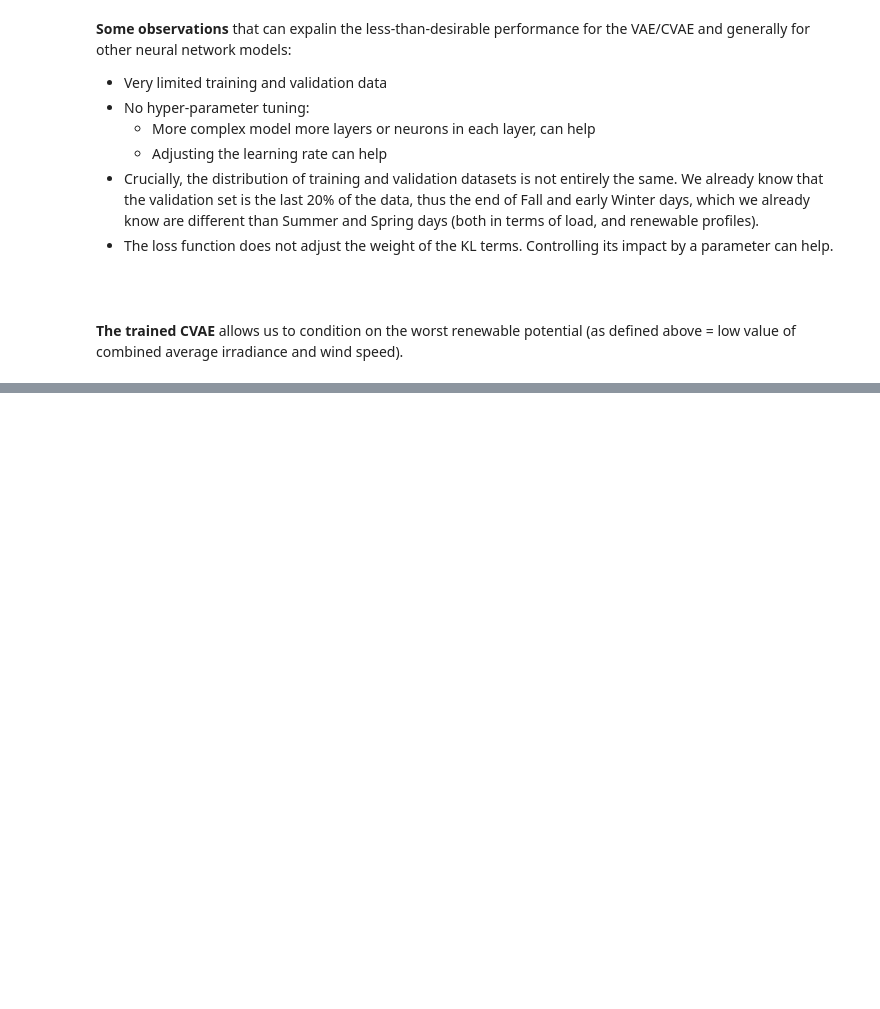
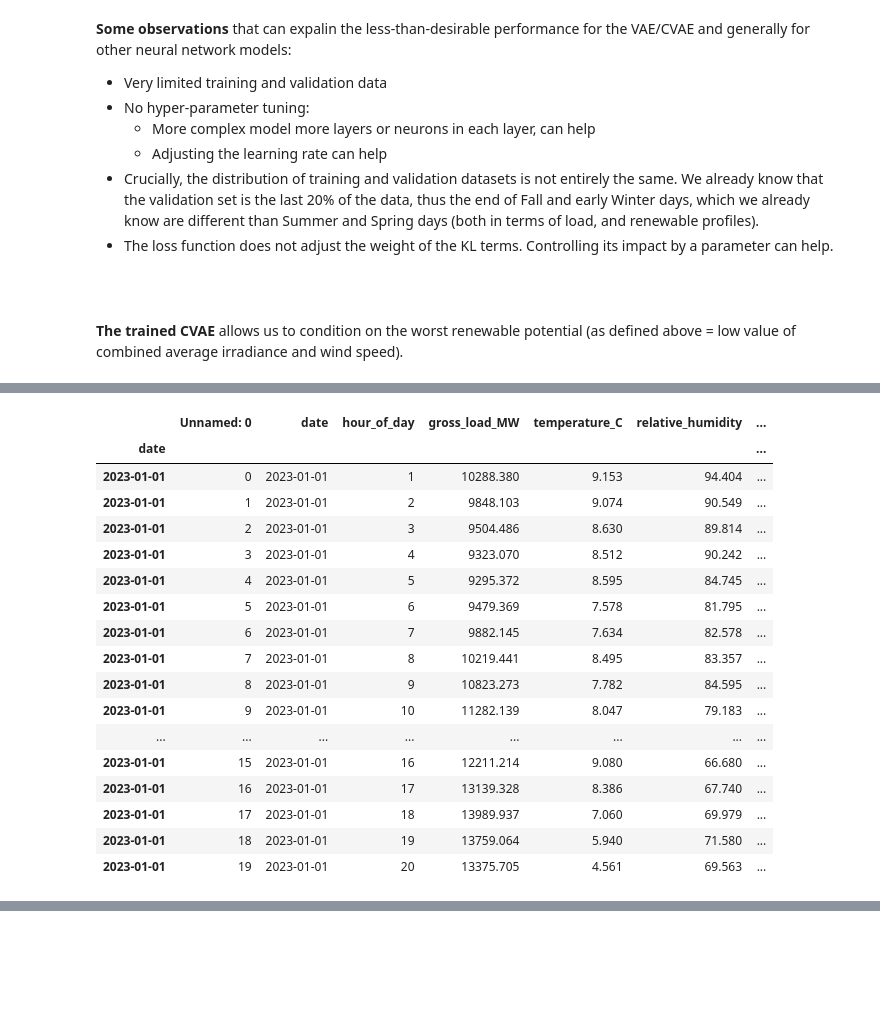
Before and after one commit to RahmanKhorramfar91/UAI_AI_Energy_Case_Studies, a Jupyter notebook: Case Study 2 - Extreme Events_Identification and Generation_.ipynb, the cells around one changed output, grey strips where cells are left out. Cells and saved outputs as stored; diff of their text form; code cells hidden in the pictures; blank space fills up the shorter version.

```diff
--- a/Case Study 2 - Extreme Events_Identification and Generation_.ipynb
+++ b/Case Study 2 - Extreme Events_Identification and Generation_.ipynb
@@ -693,3 +771,22 @@ ax[2].set_title('Generated profiles with low renewable potential', fontsize=9);
 # %%
-# data.head(20)
+data.head(20)
+# %% [output]
+|  | Unnamed: 0 | date | hour_of_day | gross_load_MW | temperature_C | relative_humidity | ... |
+| date |  |  |  |  |  |  | ... |
+| 2023-01-01 | 0 | 2023-01-01 | 1 | 10288.380 | 9.153 | 94.404 | ... |
+| 2023-01-01 | 1 | 2023-01-01 | 2 | 9848.103 | 9.074 | 90.549 | ... |
+| 2023-01-01 | 2 | 2023-01-01 | 3 | 9504.486 | 8.630 | 89.814 | ... |
+| 2023-01-01 | 3 | 2023-01-01 | 4 | 9323.070 | 8.512 | 90.242 | ... |
+| 2023-01-01 | 4 | 2023-01-01 | 5 | 9295.372 | 8.595 | 84.745 | ... |
+| 2023-01-01 | 5 | 2023-01-01 | 6 | 9479.369 | 7.578 | 81.795 | ... |
+| 2023-01-01 | 6 | 2023-01-01 | 7 | 9882.145 | 7.634 | 82.578 | ... |
+| 2023-01-01 | 7 | 2023-01-01 | 8 | 10219.441 | 8.495 | 83.357 | ... |
+| 2023-01-01 | 8 | 2023-01-01 | 9 | 10823.273 | 7.782 | 84.595 | ... |
+| 2023-01-01 | 9 | 2023-01-01 | 10 | 11282.139 | 8.047 | 79.183 | ... |
+| ... | ... | ... | ... | ... | ... | ... | ... |
+| 2023-01-01 | 15 | 2023-01-01 | 16 | 12211.214 | 9.080 | 66.680 | ... |
+| 2023-01-01 | 16 | 2023-01-01 | 17 | 13139.328 | 8.386 | 67.740 | ... |
+| 2023-01-01 | 17 | 2023-01-01 | 18 | 13989.937 | 7.060 | 69.979 | ... |
+| 2023-01-01 | 18 | 2023-01-01 | 19 | 13759.064 | 5.940 | 71.580 | ... |
+| 2023-01-01 | 19 | 2023-01-01 | 20 | 13375.705 | 4.561 | 69.563 | ... |
 # %% [markdown]
```
Also changed, not shown: parts of 19 cells of this notebook.
